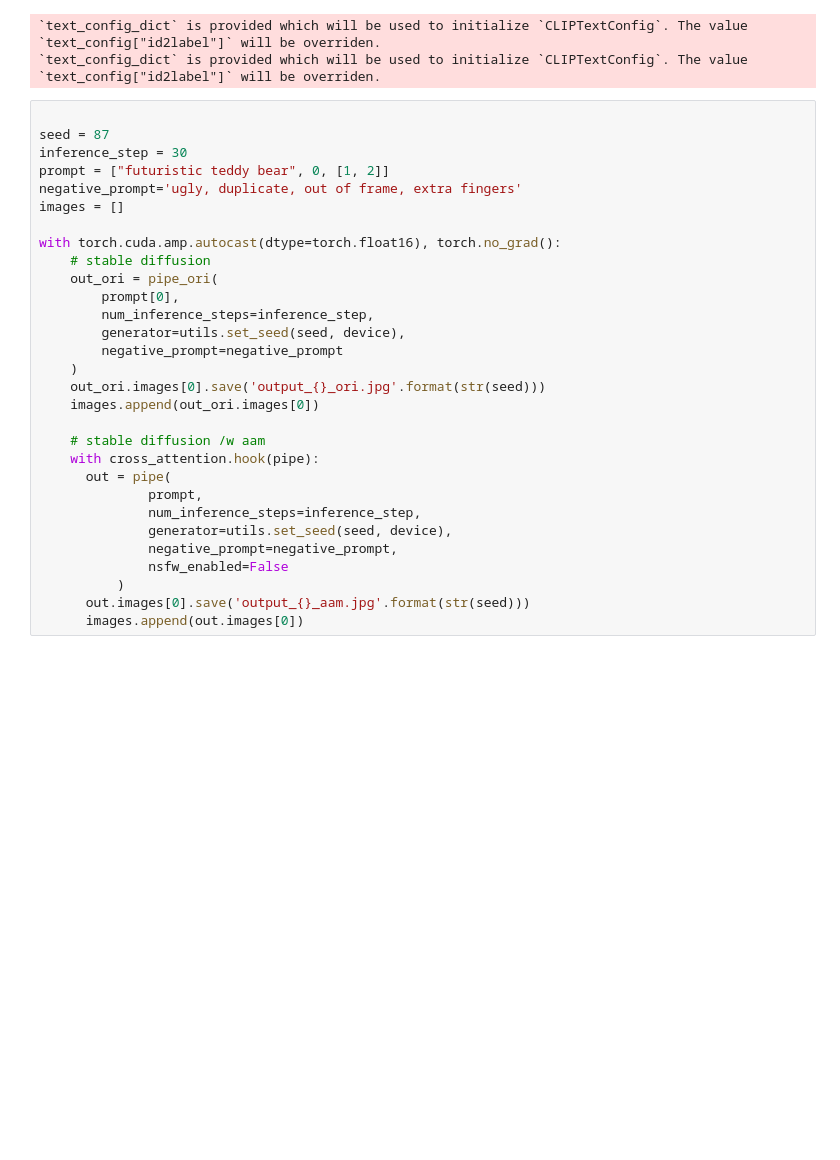
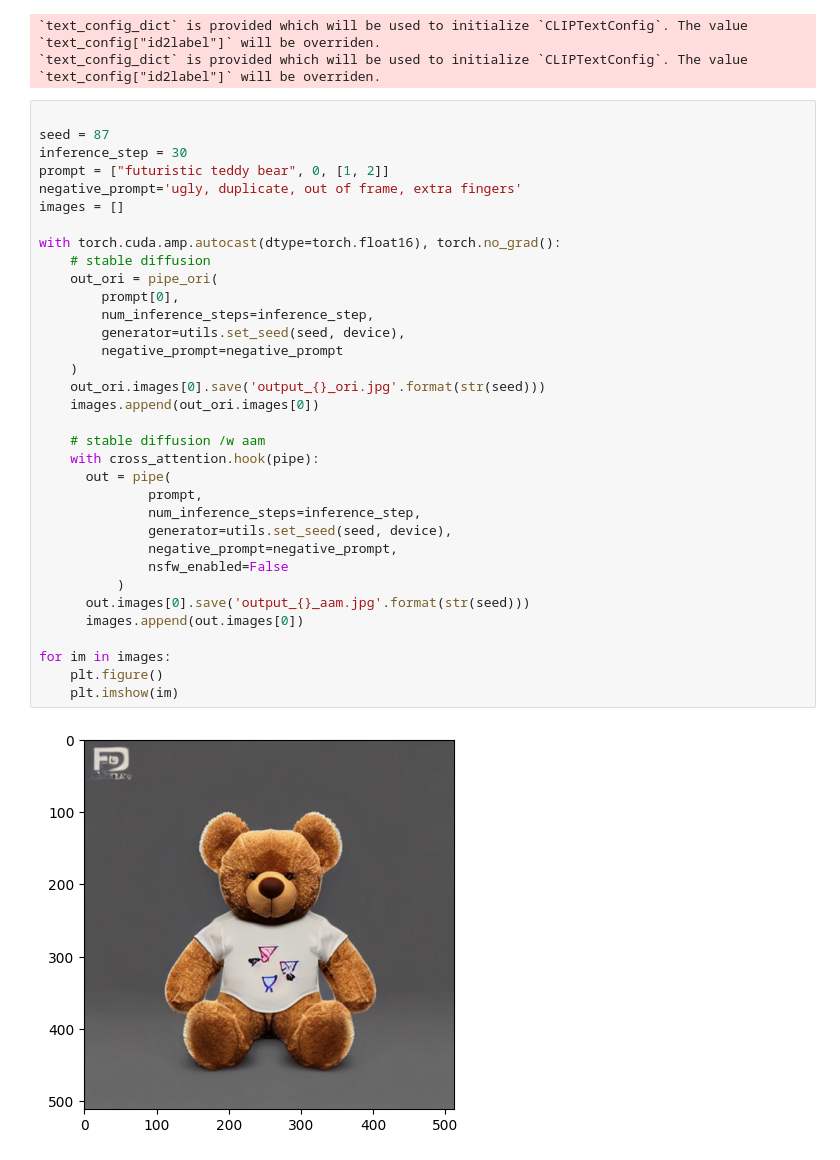
Before and after one commit to SaemiChoi/aam, a Jupyter notebook: main.ipynb, the cells around one changed output. Saved outputs shown, nothing was run; the diff lists cells and outputs as text; blank space fills up the shorter version.

```diff
--- a/main.ipynb
+++ b/main.ipynb
@@ -43,30 +43,36 @@ pipe_ori = pipe_ori.to(device)
 # %%
 
 seed = 87
 inference_step = 30
 prompt = ["futuristic teddy bear", 0, [1, 2]]
 negative_prompt='ugly, duplicate, out of frame, extra fingers'
 images = []
 
 with torch.cuda.amp.autocast(dtype=torch.float16), torch.no_grad():
     # stable diffusion
     out_ori = pipe_ori(
         prompt[0],
         num_inference_steps=inference_step,
         generator=utils.set_seed(seed, device),
         negative_prompt=negative_prompt
     )
     out_ori.images[0].save('output_{}_ori.jpg'.format(str(seed)))
     images.append(out_ori.images[0])
 
     # stable diffusion /w aam
     with cross_attention.hook(pipe):
       out = pipe(
               prompt,
               num_inference_steps=inference_step,
               generator=utils.set_seed(seed, device),
               negative_prompt=negative_prompt,
               nsfw_enabled=False
           )
       out.images[0].save('output_{}_aam.jpg'.format(str(seed)))
       images.append(out.images[0])
+
+for im in images:
+    plt.figure()
+    plt.imshow(im)
+# %% [output]
+[figure, added]
```
Also changed, not shown: parts of 1 cell of this notebook, 1 other file.
